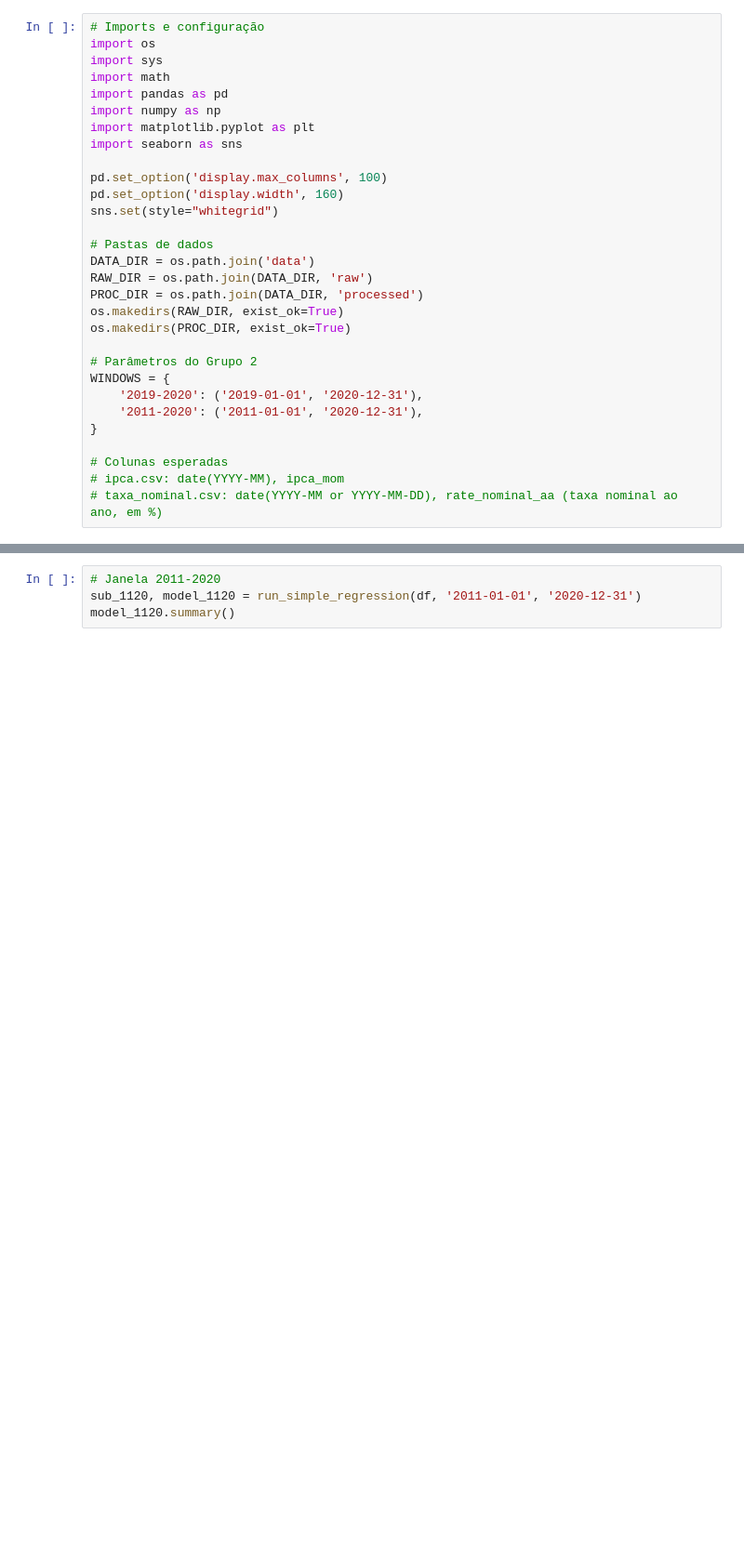
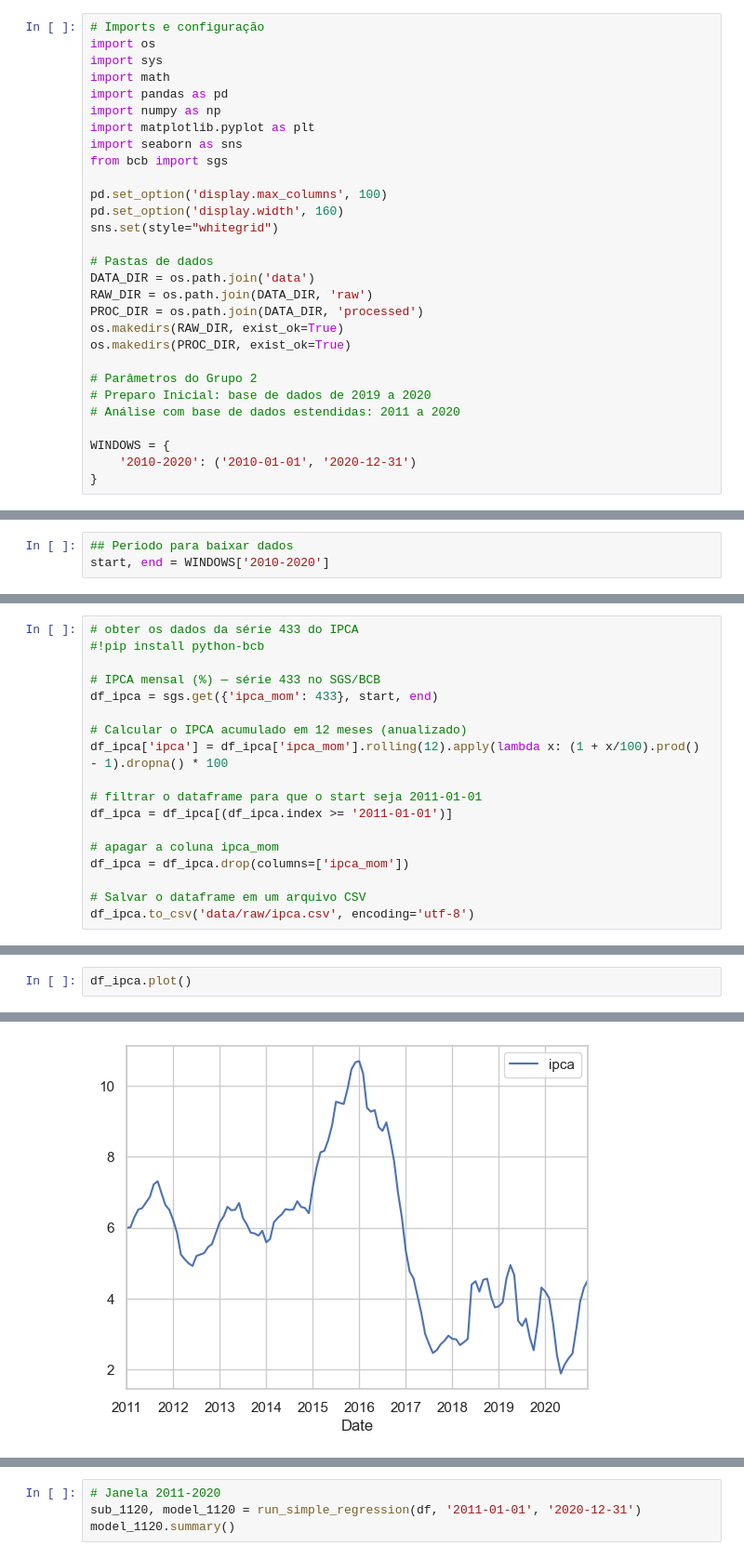
Before and after one commit to MarcosSouza257/projeto-mini-comite-politica-monetaria-etapa3, a Jupyter notebook: notebooks/etapa3_parte2.ipynb, the cells around one changed output, grey strips where cells are left out. Shown at 93% size. Drawn from its saved outputs; the diff is of its cells as text; blank space fills up the shorter version.

```diff
--- a/notebooks/etapa3_parte2.ipynb
+++ b/notebooks/etapa3_parte2.ipynb
@@ -16,6 +14,7 @@ import pandas as pd
 import numpy as np
 import matplotlib.pyplot as plt
 import seaborn as sns
+from bcb import sgs
 
 pd.set_option('display.max_columns', 100)
 pd.set_option('display.width', 160)
@@ -29,11 +28,9 @@ os.makedirs(RAW_DIR, exist_ok=True)
 os.makedirs(PROC_DIR, exist_ok=True)
 
 # Parâmetros do Grupo 2
+# Preparo Inicial: base de dados de 2019 a 2020
+# Análise com base de dados estendidas: 2011 a 2020
+
 WINDOWS = {
-    '2019-2020': ('2019-01-01', '2020-12-31'),
-    '2011-2020': ('2011-01-01', '2020-12-31'),
+    '2010-2020': ('2010-01-01', '2020-12-31')
 }
-
-# Colunas esperadas
-# ipca.csv: date(YYYY-MM), ipca_mom
-# taxa_nominal.csv: date(YYYY-MM or YYYY-MM-DD), rate_nominal_aa (taxa nominal ao ano, em %)
@@ -149,0 +39,3 @@ plt.show()
+# %%
+## Periodo para baixar dados
+start, end = WINDOWS['2010-2020']
@@ -149,0 +46,18 @@ plt.show()
+# %%
+# obter os dados da série 433 do IPCA
+#!pip install python-bcb
+
+# IPCA mensal (%) — série 433 no SGS/BCB
+df_ipca = sgs.get({'ipca_mom': 433}, start, end)
+
+# Calcular o IPCA acumulado em 12 meses (anualizado)
+df_ipca['ipca'] = df_ipca['ipca_mom'].rolling(12).apply(lambda x: (1 + x/100).prod() - 1).dropna() * 100
+
+# filtrar o dataframe para que o start seja 2011-01-01
+df_ipca = df_ipca[(df_ipca.index >= '2011-01-01')]
+
+# apagar a coluna ipca_mom
+df_ipca = df_ipca.drop(columns=['ipca_mom'])
+
+# Salvar o dataframe em um arquivo CSV
+df_ipca.to_csv('data/raw/ipca.csv', encoding='utf-8')
@@ -149,0 +74,3 @@ plt.show()
+# %%
+df_ipca.plot()
+# %% [output]
@@ -149,0 +78 @@ plt.show()
+[figure, added]
```
Also changed, not shown: parts of 34 cells of this notebook, 4 other files.
